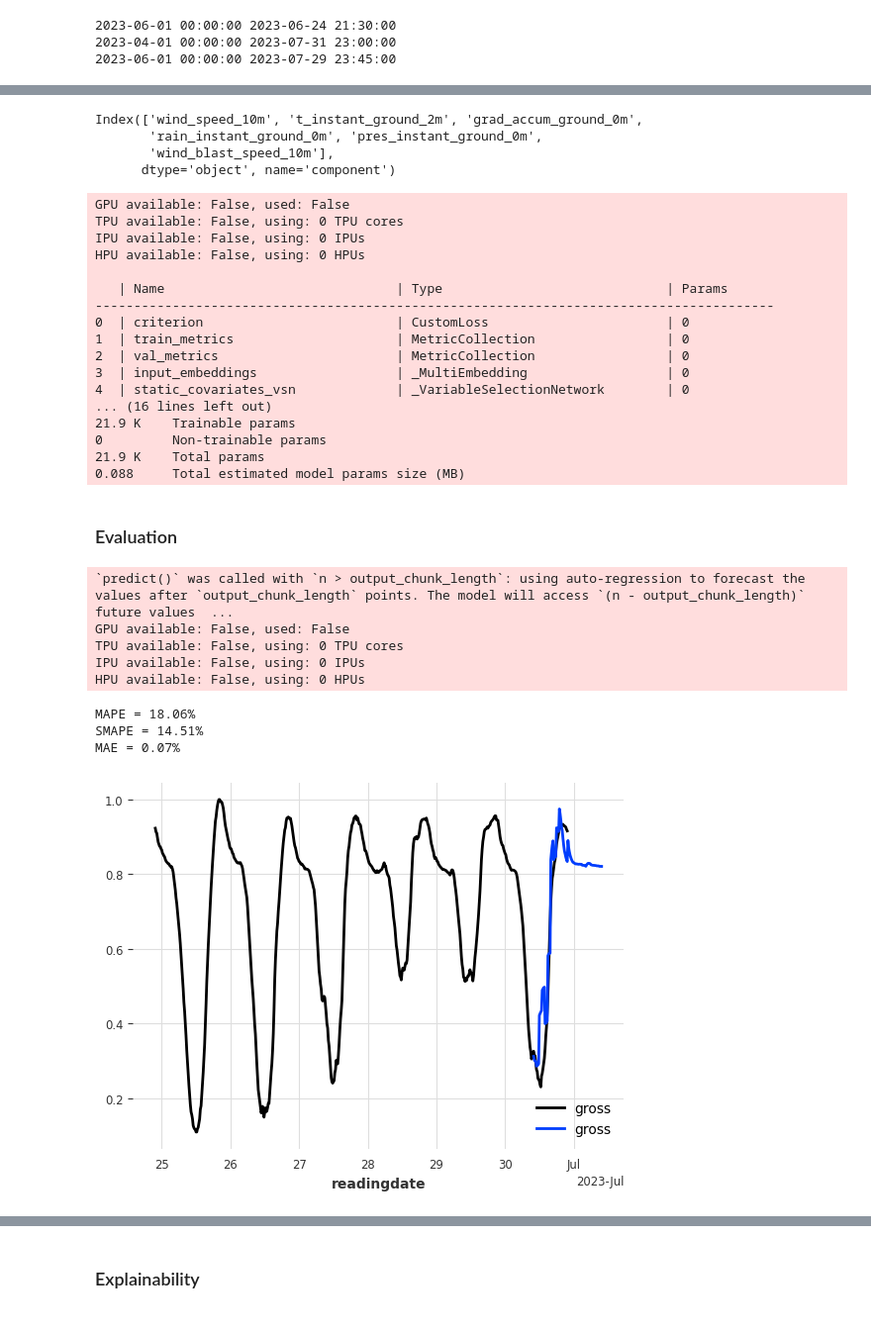
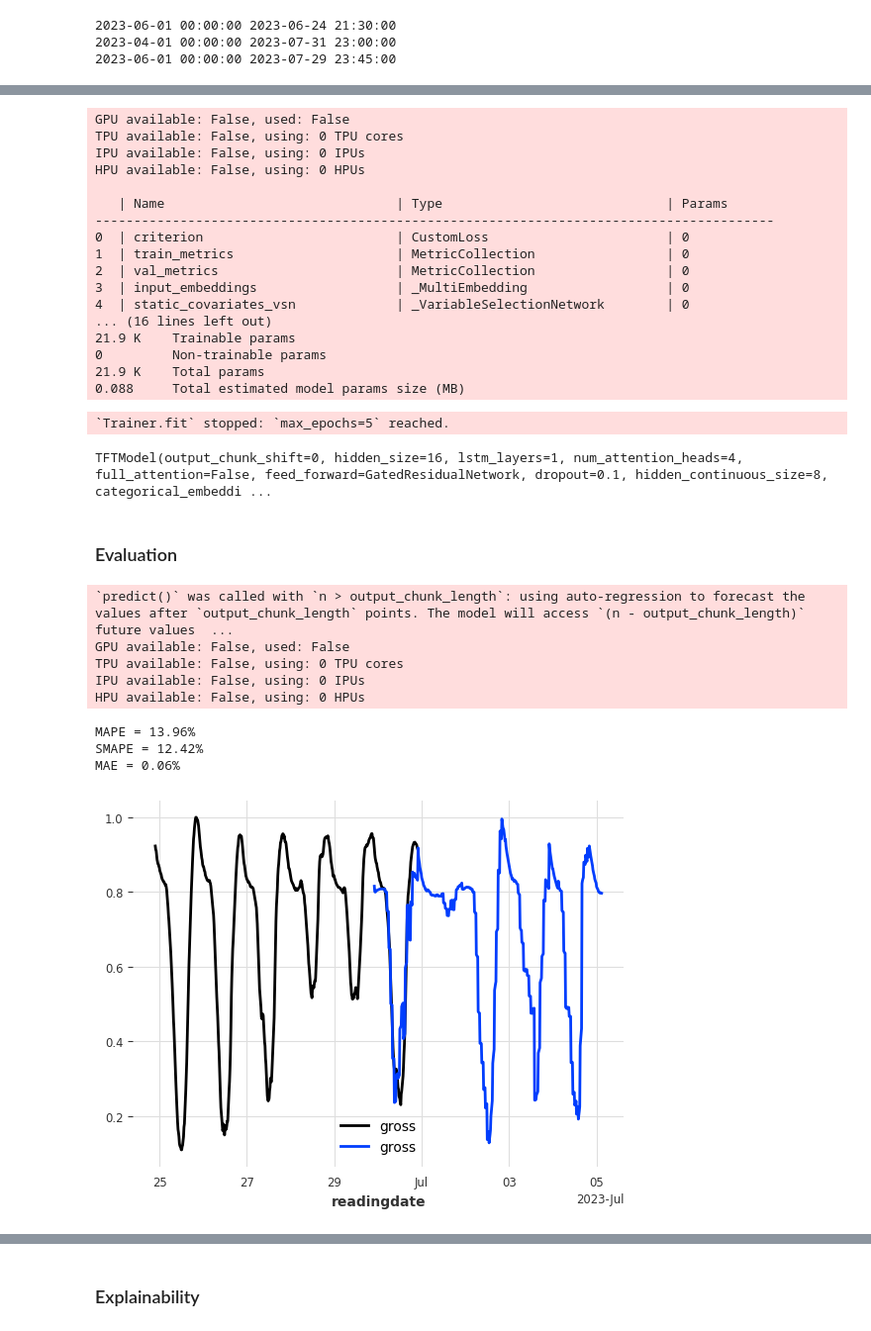
Before and after one commit to erewl/short-term-load-forecasting-with-domain-knowledge, a Jupyter notebook: notebooks/tft_example.ipynb, the cells around one changed output, grey strips where cells are left out. Shown at 99% size. Drawn from its saved outputs; the diff is of its cells as text; code cells hidden in the pictures.

```diff
--- a/notebooks/tft_example.ipynb
+++ b/notebooks/tft_example.ipynb
@@ -92,12 +27,6 @@ and what weather stations and weather forecast grid points can we utilize for a
 # %%
 from src.neuro_symbolic_demand_forecasting.darts.cleaning import *
 
-df = pl.read_csv('./p4_data_june_2023.csv', columns=['EAN_SHA256', 'LDN', 'ODN', 'READINGDATE'],
+df = pl.read_csv('../unclean_data/2023_07_data.csv', columns=['EAN_SHA256', 'LDN', 'ODN', 'READINGDATE'],
                  try_parse_dates=True,
                  new_columns=[f.lower() for f in ['EAN_SHA256', 'LDN', 'ODN', 'READINGDATE']])
-
-
-cleaned_df = clean_data(df)
-
-del df # hopefully freeing up memory
-cleaned_df.plot()
@@ -481,6 +520,8 @@ model= TFTModel(
     # add_relative_index=False,
     # optimizer_kwargs={"lr": 1e-3},
     random_state=42,
+    use_static_covariates=False,
+    save_checkpoints=True,  # store model states: latest and best performing of validation set
     **torch_kwargs # custom loss
 )
 # %% [markdown]
@@ -503,10 +548,3 @@ Index(['wind_speed', 'wind_gust_speed', 'air_temperature', 'relative_humidity',
-# %%
-weather_ts.columns
-# %% [output]
-Index(['wind_speed_10m', 't_instant_ground_2m', 'grad_accum_ground_0m',
-       'rain_instant_ground_0m', 'pres_instant_ground_0m',
-       'wind_blast_speed_10m'],
-      dtype='object', name='component')
 # %%
 # train_meter = train_meter[12:]
 # weather_ts = weather_ts[:8496]
@@ -518,15 +556,16 @@ dummy_covariate = pd.Series(0, index=train_meter.time_index)  # Adjust the const
 
 wts = weather_ts[['wind_speed_10m', 'grad_accum_ground_0m', 'pres_instant_ground_0m', 't_instant_ground_2m']]
 ats = actuals_ts[['wind_speed', 'global_radiation', 'air_pressure', 'air_temperature']]
-# fit the model with past covariates
 model.fit(
     train_meter,
     past_covariates=ats,
     future_covariates=wts,
     val_series=val_meter,
     val_past_covariates=ats,
+
     val_future_covariates=wts,
     verbose=True,
+
     # trainer=pl_trainer_kwargs
 )
 # %% [output]
@@ -547,32 +586,34 @@ HPU available: False, using: 0 HPUs
 0         Non-trainable params
 21.9 K    Total params
 0.088     Total estimated model params size (MB)
+`Trainer.fit` stopped: `max_epochs=5` reached.
+TFTModel(output_chunk_shift=0, hidden_size=16, lstm_layers=1, num_attention_heads=4, full_attention=False, feed_forward=GatedResidualNetwork, dropout=0.1, hidden_continuous_size=8, categorical_embeddi ...
 # %% [markdown]
 ### Evaluation
 # %%
 from darts.metrics import mape, smape, mae
 
 # regr_model.predict(1)
 # eval_model(regr_model, val_weather)
 
 # plot acutals against the predicted horizon
-forecast, actual  = val_meter[:-48], val_meter[-48:]
+forecast, actual  = val_meter[:-96], val_meter[-96:]
 # train_meter.plot()
 val_meter.plot()
 
-pred = model.predict(n=96, series=forecast, past_covariates=wts)
+pred = model.predict(n=500, series=forecast, past_covariates=ats, future_covariates=wts)
 pred.plot()
 
 print("MAPE = {:.2f}%".format(mape(actual, pred)))
 print("SMAPE = {:.2f}%".format(smape(actual, pred)))
 print("MAE = {:.2f}%".format(mae(actual, pred)))
 # %% [output]
 `predict()` was called with `n > output_chunk_length`: using auto-regression to forecast the values after `output_chunk_length` points. The model will access `(n - output_chunk_length)` future values  ...
 GPU available: False, used: False
 TPU available: False, using: 0 TPU cores
 IPU available: False, using: 0 IPUs
 HPU available: False, using: 0 HPUs
-MAPE = 18.06%
-SMAPE = 14.51%
-MAE = 0.07%
+MAPE = 13.96%
+SMAPE = 12.42%
+MAE = 0.06%
-[figure, old version]
+[figure, new version]
```
Also changed, not shown: parts of 62 cells of this notebook, 4 other files.
